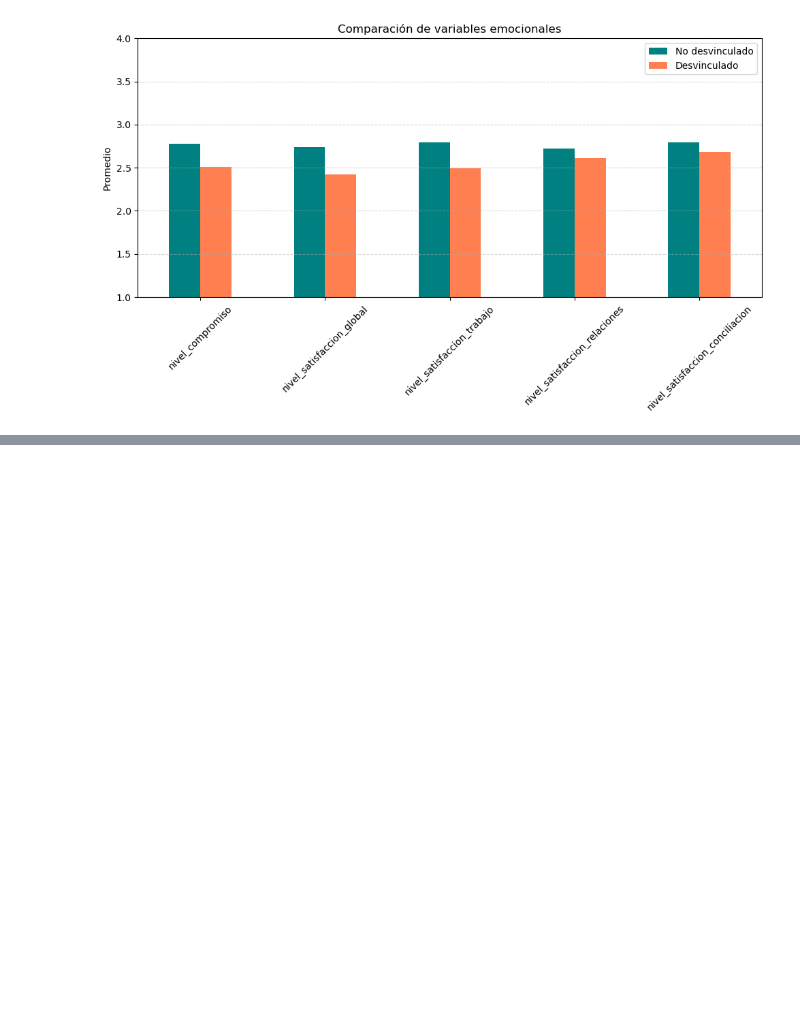
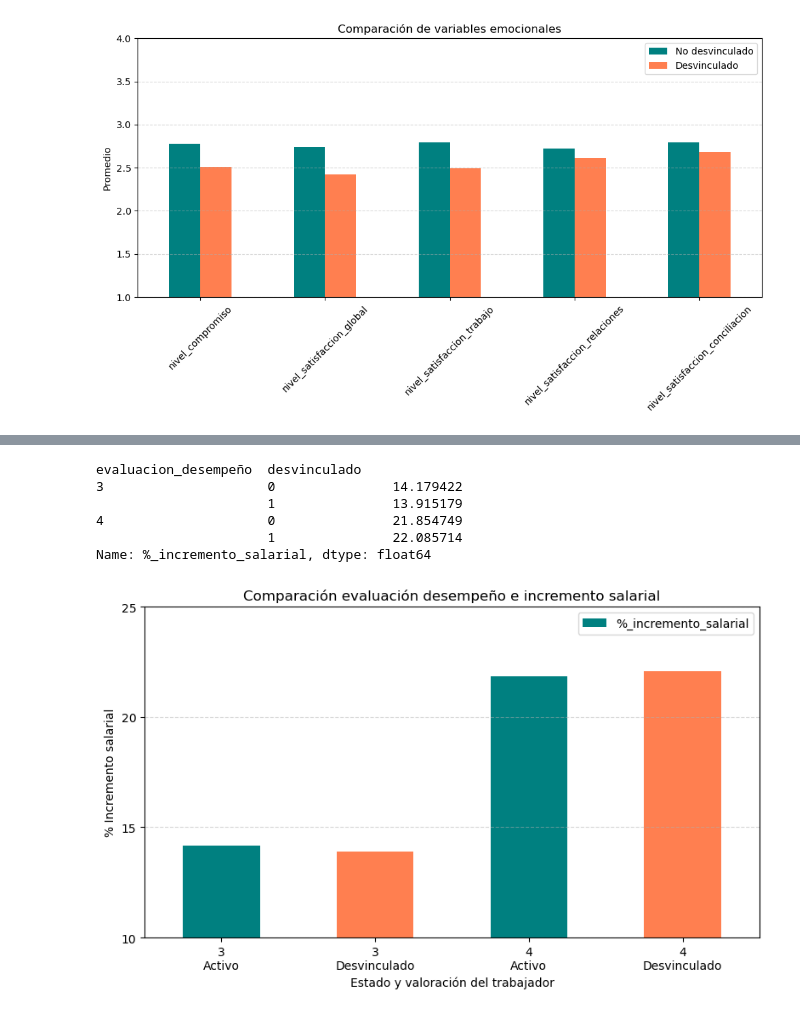
Before and after one commit to SilviaFarled/Modulo-3-Proyecto-Grupo4-Datahoot, a Jupyter notebook: PARTE-4_project-da-promo-52-modulo-3-team-4-VISUALIZACION.ipynb, the cells around one changed output, grey strips where cells are left out. Saved outputs shown, nothing was run; the diff lists cells and outputs as text; code cells hidden in the pictures; blank space fills up the shorter version.

```diff
--- a/PARTE-4_project-da-promo-52-modulo-3-team-4-VISUALIZACION.ipynb
+++ b/PARTE-4_project-da-promo-52-modulo-3-team-4-VISUALIZACION.ipynb
@@ -362,0 +357,28 @@ Text(345.58159722222223, 0.5, 'Nombre del eje Y')
+# %%
+df_2 = df.groupby(["evaluacion_desempeño", "desvinculado"])["%_incremento_salarial"].mean()
+df_2
+# %% [output]
+evaluacion_desempeño  desvinculado
+3                     0               14.179422
+                      1               13.915179
+4                     0               21.854749
+                      1               22.085714
+Name: %_incremento_salarial, dtype: float64
+# %%
+df_2.plot(kind='bar', figsize=(8,5), color=["teal", "coral"])
+
+plt.title("Comparación evaluación desempeño e incremento salarial")
+plt.ylabel("% Incremento salarial")
+plt.xlabel("Estado y valoración del trabajador")
+plt.xticks(
+    ticks=[0, 1, 2, 3],  # las posiciones reales en el eje X (pueden variar según tu gráfico)
+    labels=["3\nActivo", "3\nDesvinculado", "4\nActivo", "4\nDesvinculado"],
+    rotation=0)
+plt.legend()
+plt.grid(axis='y', linestyle='--', alpha=0.5)
+plt.tight_layout()
+plt.ylim(10, 25)
+plt.gca().yaxis.set_major_locator(MultipleLocator(5))
+plt.show()
+# %% [output]
+[figure, added]
```
Also changed, not shown: parts of 14 cells of this notebook, 2 other files.
